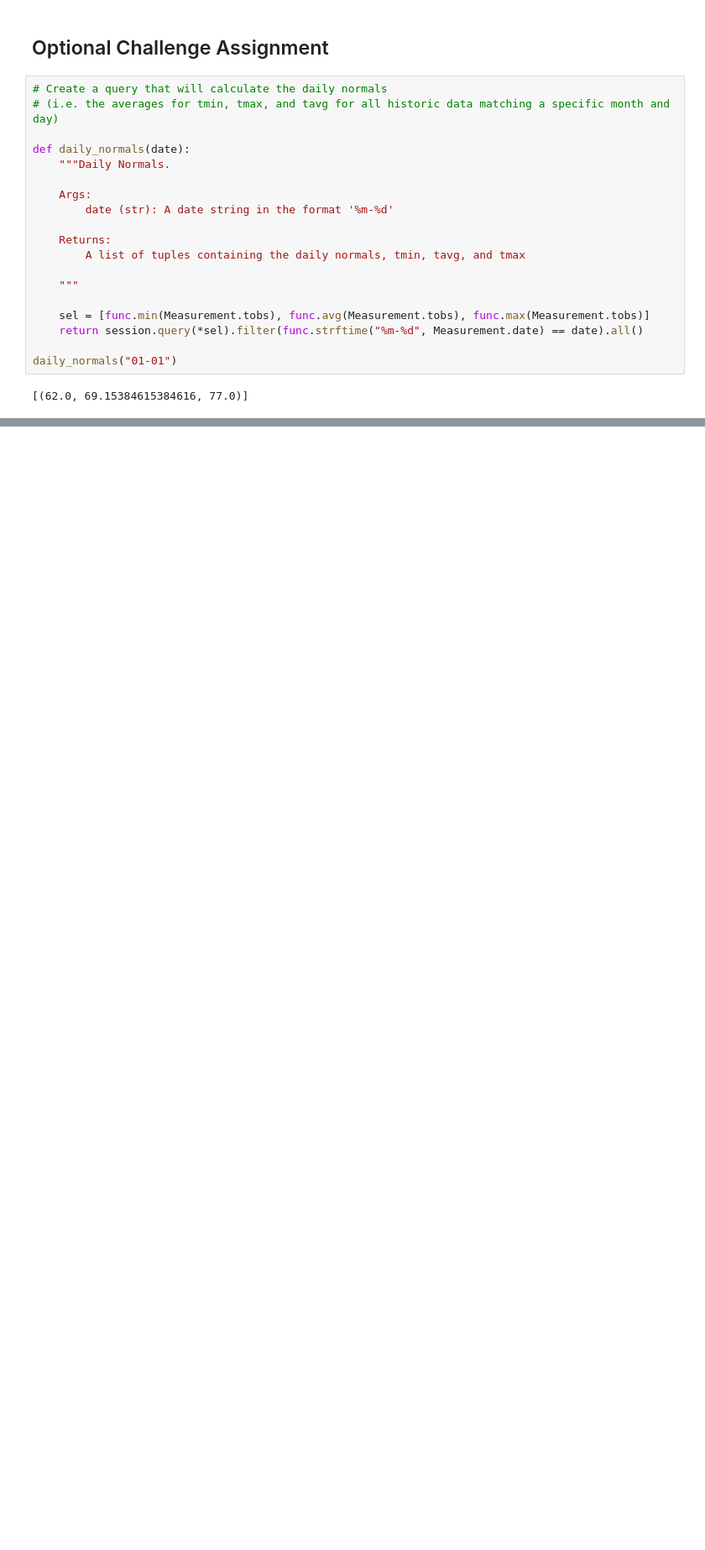
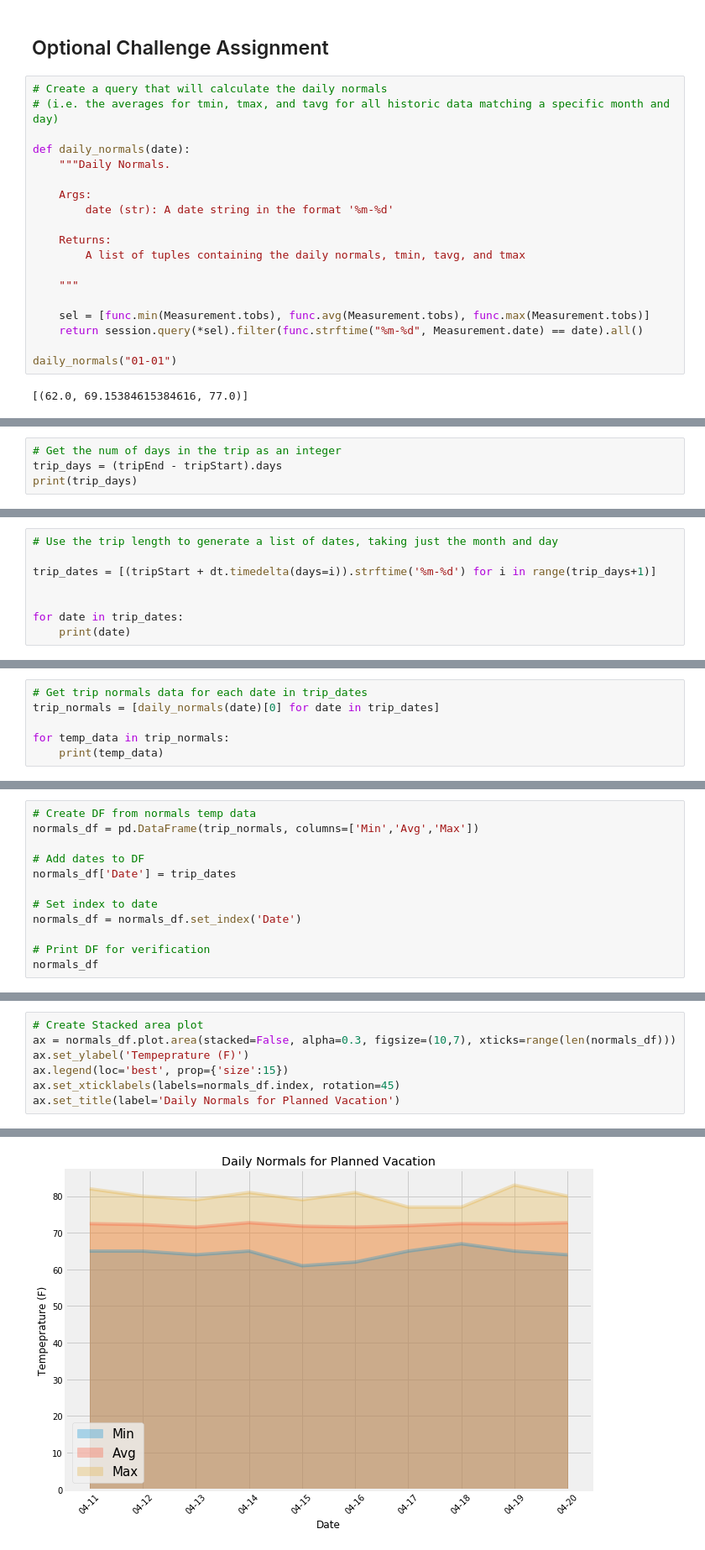
Before and after one commit to Ajstanley89/HW10_Surfs_Up, a Jupyter notebook: climate_solved.ipynb, the cells around one changed output, grey strips where cells are left out. Shown at 84% size. Saved outputs shown, nothing was run; the diff lists cells and outputs as text; blank space fills up the shorter version.

```diff
--- a/climate_solved.ipynb
+++ b/climate_solved.ipynb
@@ -337,0 +367,4 @@ daily_normals("01-01")
+# %%
+# Get the num of days in the trip as an integer
+trip_days = (tripEnd - tripStart).days
+print(trip_days)
@@ -337,0 +373,8 @@ daily_normals("01-01")
+# %%
+# Use the trip length to generate a list of dates, taking just the month and day
+
+trip_dates = [(tripStart + dt.timedelta(days=i)).strftime('%m-%d') for i in range(trip_days+1)]
+
+
+for date in trip_dates:
+    print(date)
@@ -337,0 +392,6 @@ daily_normals("01-01")
+# %%
+# Get trip normals data for each date in trip_dates
+trip_normals = [daily_normals(date)[0] for date in trip_dates]
+
+for temp_data in trip_normals:
+    print(temp_data)
@@ -337,0 +409,12 @@ daily_normals("01-01")
+# %%
+# Create DF from normals temp data
+normals_df = pd.DataFrame(trip_normals, columns=['Min','Avg','Max'])
+
+# Add dates to DF
+normals_df['Date'] = trip_dates
+
+# Set index to date
+normals_df = normals_df.set_index('Date')
+
+# Print DF for verification
+normals_df
@@ -337,0 +434,8 @@ daily_normals("01-01")
+# %%
+# Create Stacked area plot
+ax = normals_df.plot.area(stacked=False, alpha=0.3, figsize=(10,7), xticks=range(len(normals_df)))
+ax.set_ylabel('Tempeprature (F)')
+ax.legend(loc='best', prop={'size':15})
+ax.set_xticklabels(labels=normals_df.index, rotation=45)
+ax.set_title(label='Daily Normals for Planned Vacation')
+# %% [output]
@@ -337,0 +443 @@ daily_normals("01-01")
+[figure, added]
```
Also changed, not shown: parts of 36 cells of this notebook, 3 other files.
